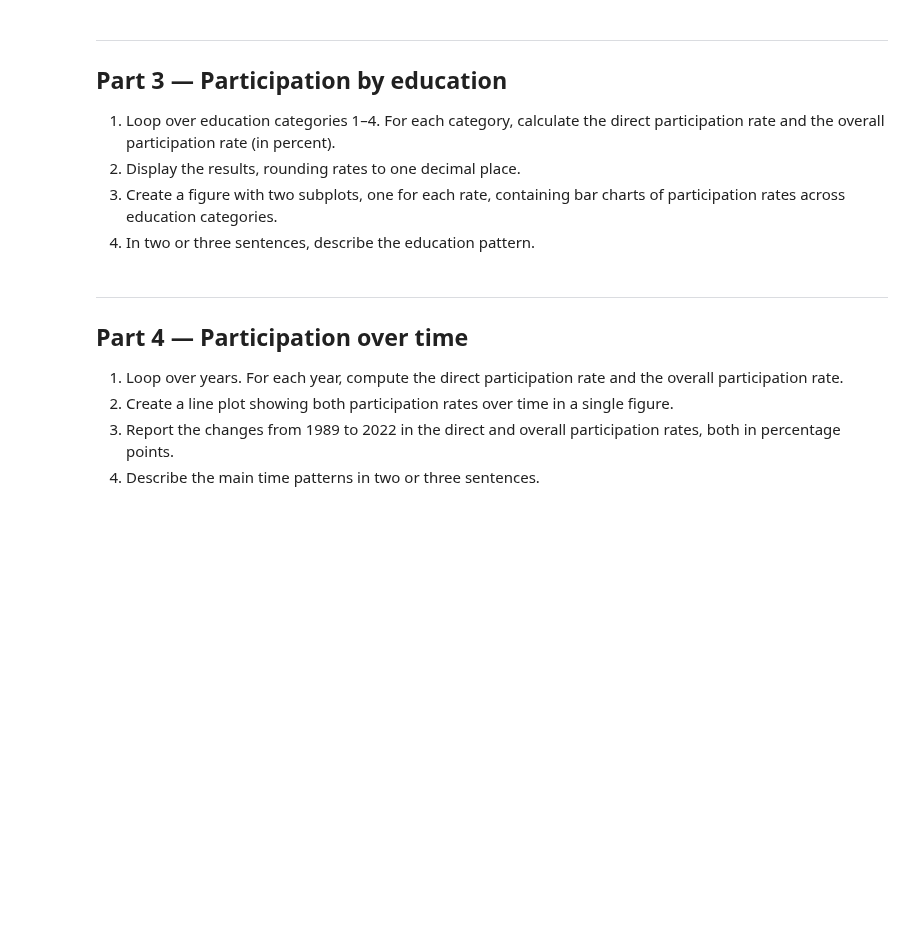
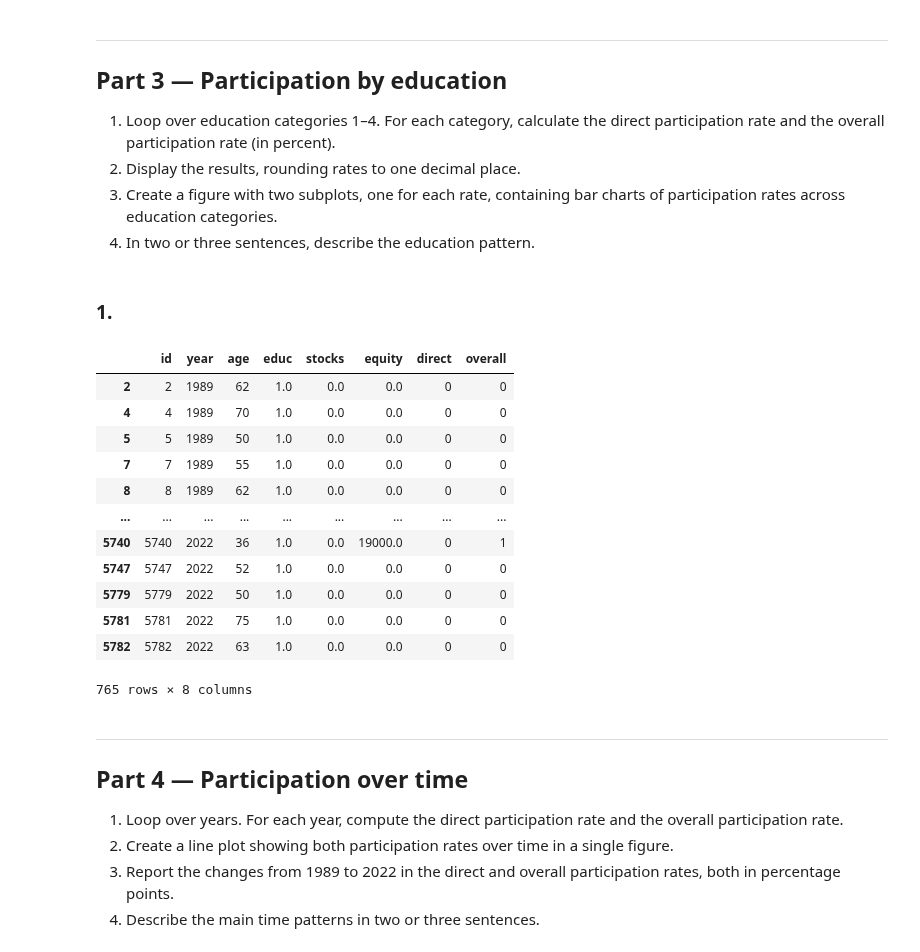
Before and after one commit to fet-jakob/JFV-TCH2-H26-assignment3, a Jupyter notebook: assignment3_JFV.ipynb, the cells around one changed output. Drawn from its saved outputs; the diff is of its cells as text; code cells hidden in the pictures; blank space fills up the shorter version.

```diff
--- a/assignment3_JFV.ipynb
+++ b/assignment3_JFV.ipynb
@@ -117,6 +269,32 @@ built-in `mean()` method.
 3. Create a figure with two subplots, one for each rate, containing bar charts
    of participation rates across education categories.
 4. In two or three sentences, describe the education pattern.
+# %% [markdown]
+### 1.
+# %%
+
+
+#for i in df['educ'] and df['direct'] and df['overall']:
+    #if i == 1.0:
+
+ed1 = df[df['educ'] == 1.0]
+ed2 = df[df['educ'] == 2.0]
+ed3 = df[df['educ'] == 3.0]
+ed4 = df[df['educ'] == 4.0]
+# %% [output]
+|  | id | year | age | educ | stocks | equity | direct | overall |
+| 2 | 2 | 1989 | 62 | 1.0 | 0.0 | 0.0 | 0 | 0 |
+| 4 | 4 | 1989 | 70 | 1.0 | 0.0 | 0.0 | 0 | 0 |
+| 5 | 5 | 1989 | 50 | 1.0 | 0.0 | 0.0 | 0 | 0 |
+| 7 | 7 | 1989 | 55 | 1.0 | 0.0 | 0.0 | 0 | 0 |
+| 8 | 8 | 1989 | 62 | 1.0 | 0.0 | 0.0 | 0 | 0 |
+| ... | ... | ... | ... | ... | ... | ... | ... | ... |
+| 5740 | 5740 | 2022 | 36 | 1.0 | 0.0 | 19000.0 | 0 | 1 |
+| 5747 | 5747 | 2022 | 52 | 1.0 | 0.0 | 0.0 | 0 | 0 |
+| 5779 | 5779 | 2022 | 50 | 1.0 | 0.0 | 0.0 | 0 | 0 |
+| 5781 | 5781 | 2022 | 75 | 1.0 | 0.0 | 0.0 | 0 | 0 |
+| 5782 | 5782 | 2022 | 63 | 1.0 | 0.0 | 0.0 | 0 | 0 |
+765 rows × 8 columns
 # %% [markdown]
 ***
 ## Part 4 — Participation over time
```
Also changed, not shown: parts of 17 cells of this notebook, 2 other files.
